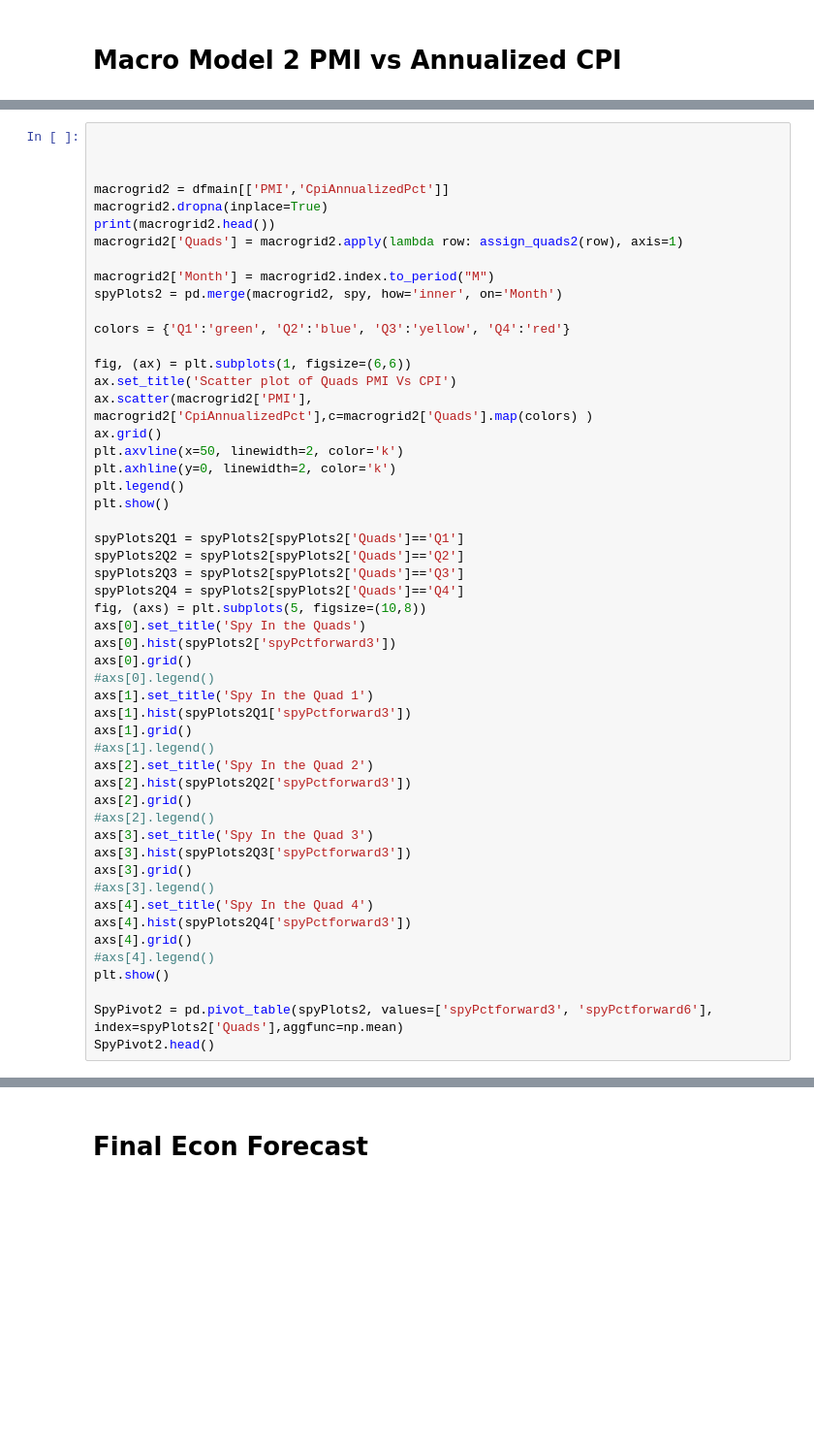
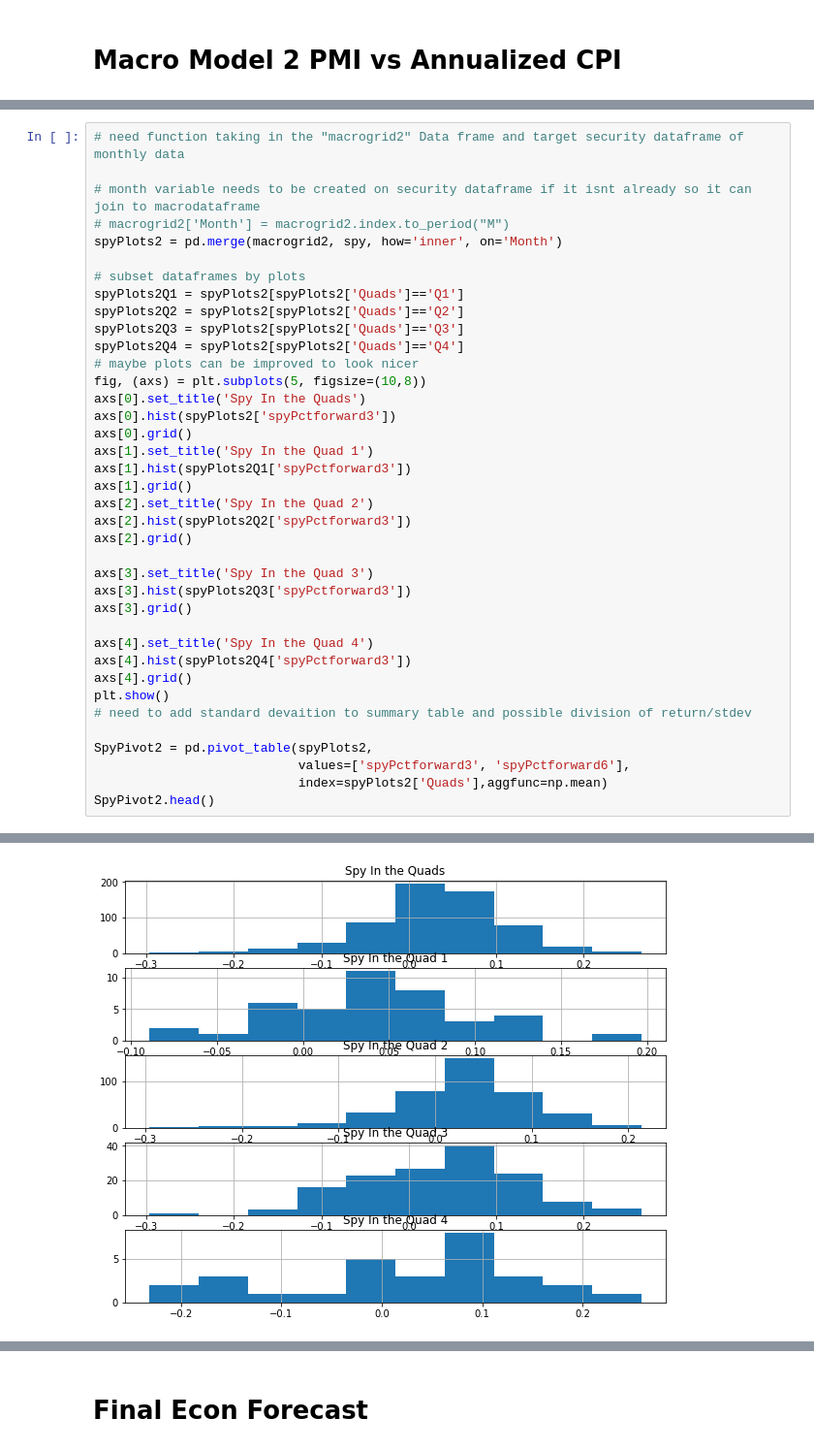
Before and after one commit to AlexNoonan-Syracuse/BigDataProject, a Jupyter notebook: ArimaModels_Alex.ipynb, the cells around one changed output, grey strips where cells are left out. Shown at 97% size. Cells and saved outputs as stored; diff of their text form; blank space fills up the shorter version.

```diff
--- a/ArimaModels_Alex.ipynb
+++ b/ArimaModels_Alex.ipynb
@@ -516,53 +552,39 @@ SpyPivot.head()
 # %%
+# need function taking in the "macrogrid2" Data frame and target security dataframe of monthly data
 
-
-
-macrogrid2 = dfmain[['PMI','CpiAnnualizedPct']]
-macrogrid2.dropna(inplace=True)
-print(macrogrid2.head())
-macrogrid2['Quads'] = macrogrid2.apply(lambda row: assign_quads2(row), axis=1)
-
-macrogrid2['Month'] = macrogrid2.index.to_period("M")
+# month variable needs to be created on security dataframe if it isnt already so it can join to macrodataframe
+# macrogrid2['Month'] = macrogrid2.index.to_period("M")
 spyPlots2 = pd.merge(macrogrid2, spy, how='inner', on='Month')
 
-colors = {'Q1':'green', 'Q2':'blue', 'Q3':'yellow', 'Q4':'red'}
-
-fig, (ax) = plt.subplots(1, figsize=(6,6))
-ax.set_title('Scatter plot of Quads PMI Vs CPI')
-ax.scatter(macrogrid2['PMI'], macrogrid2['CpiAnnualizedPct'],c=macrogrid2['Quads'].map(colors) )
-ax.grid()
-plt.axvline(x=50, linewidth=2, color='k')
-plt.axhline(y=0, linewidth=2, color='k')
-plt.legend()
-plt.show()
-
+# subset dataframes by plots
 spyPlots2Q1 = spyPlots2[spyPlots2['Quads']=='Q1']
 spyPlots2Q2 = spyPlots2[spyPlots2['Quads']=='Q2']
 spyPlots2Q3 = spyPlots2[spyPlots2['Quads']=='Q3']
 spyPlots2Q4 = spyPlots2[spyPlots2['Quads']=='Q4']
+# maybe plots can be improved to look nicer
 fig, (axs) = plt.subplots(5, figsize=(10,8))
 axs[0].set_title('Spy In the Quads')
 axs[0].hist(spyPlots2['spyPctforward3'])
 axs[0].grid()
-#axs[0].legend()
 axs[1].set_title('Spy In the Quad 1')
 axs[1].hist(spyPlots2Q1['spyPctforward3'])
 axs[1].grid()
-#axs[1].legend()
 axs[2].set_title('Spy In the Quad 2')
 axs[2].hist(spyPlots2Q2['spyPctforward3'])
 axs[2].grid()
-#axs[2].legend()
+
 axs[3].set_title('Spy In the Quad 3')
 axs[3].hist(spyPlots2Q3['spyPctforward3'])
 axs[3].grid()
-#axs[3].legend()
+
 axs[4].set_title('Spy In the Quad 4')
 axs[4].hist(spyPlots2Q4['spyPctforward3'])
 axs[4].grid()
-#axs[4].legend()
 plt.show()
+# need to add standard devaition to summary table and possible division of return/stdev
 
-SpyPivot2 = pd.pivot_table(spyPlots2, values=['spyPctforward3', 'spyPctforward6'], index=spyPlots2['Quads'],aggfunc=np.mean)
+SpyPivot2 = pd.pivot_table(spyPlots2,
+                           values=['spyPctforward3', 'spyPctforward6'],
+                           index=spyPlots2['Quads'],aggfunc=np.mean)
 SpyPivot2.head()
 # %% [output]
@@ -576,0 +591 @@ NameError: ignored
+[figure, added]
```
Also changed, not shown: parts of 4 cells of this notebook.
